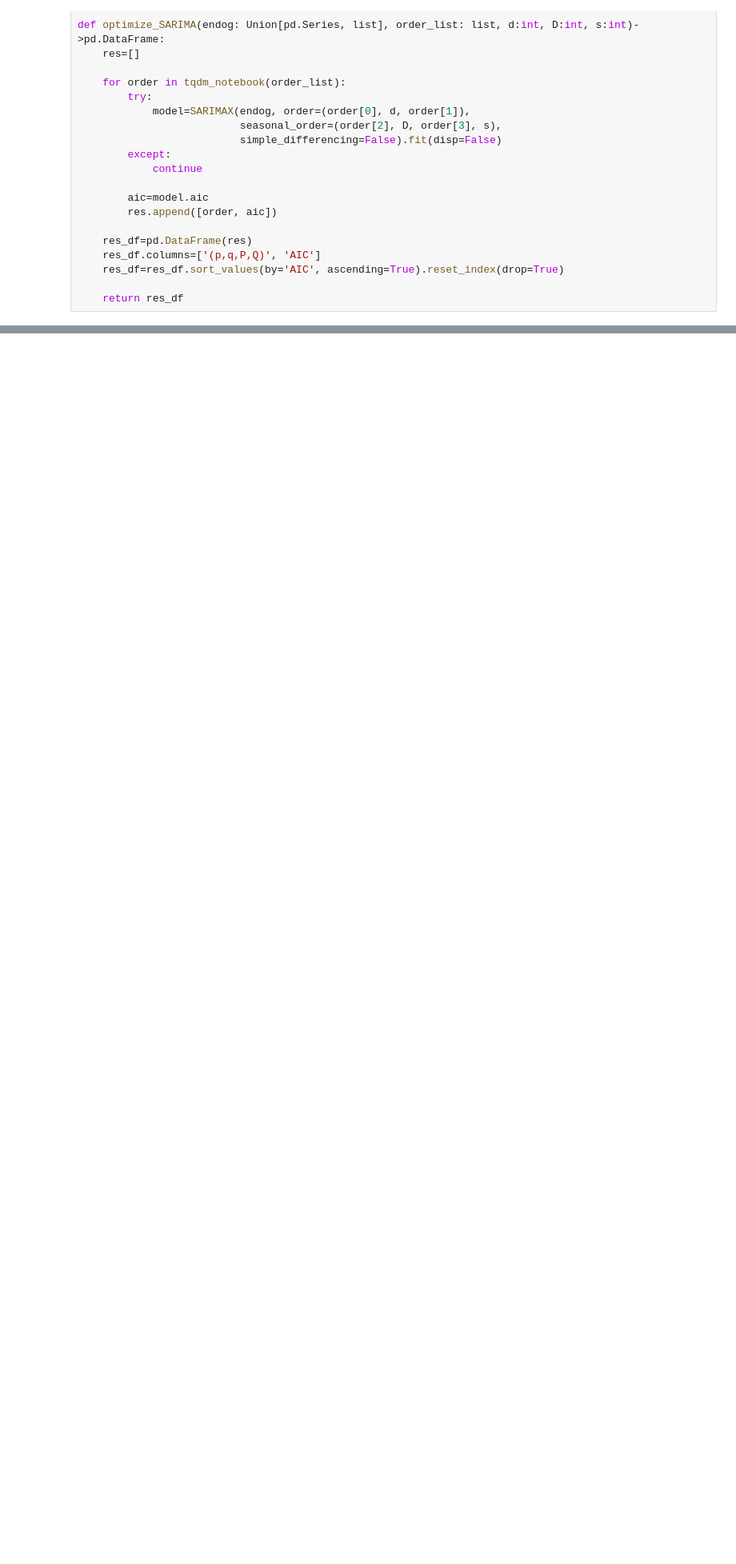
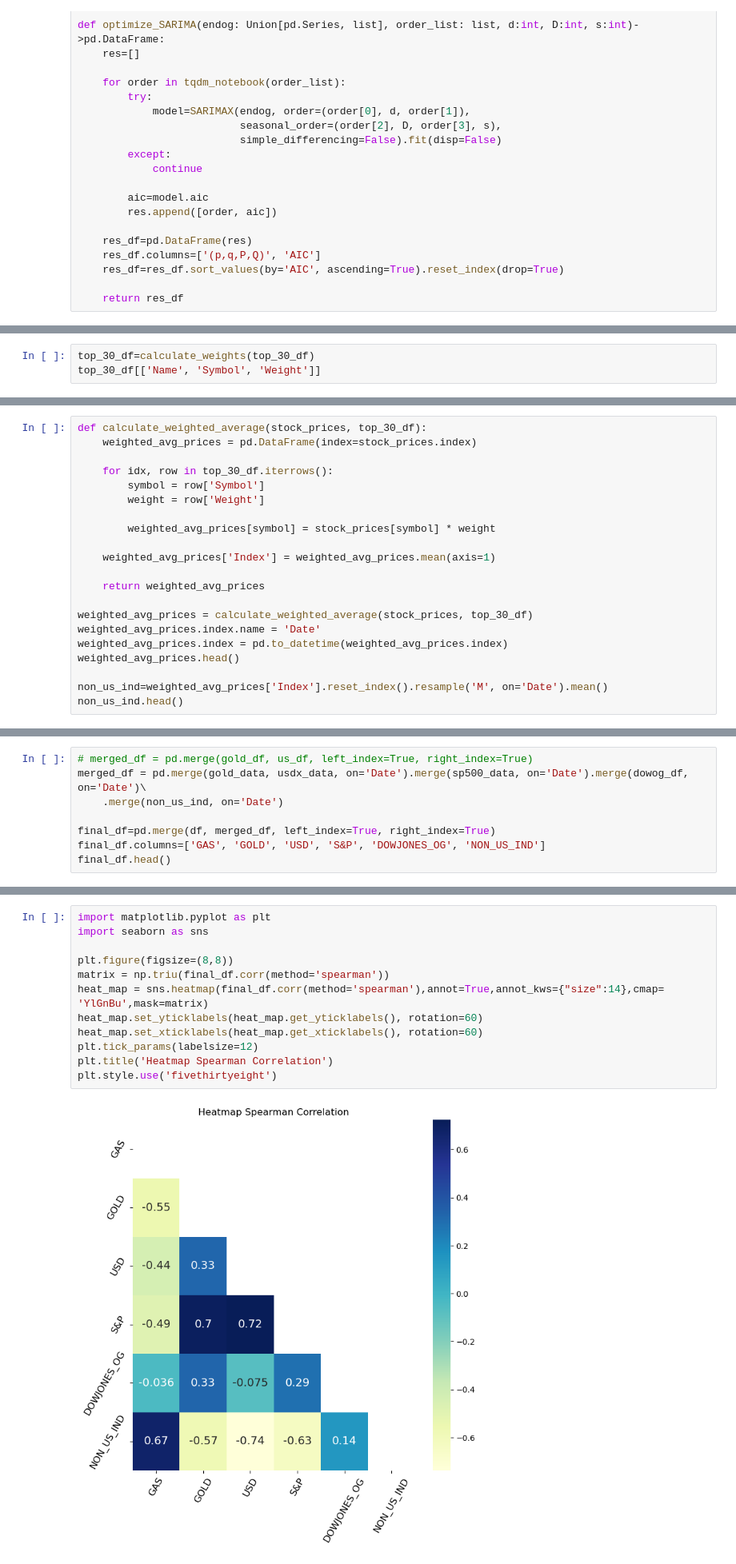
Before and after one commit to akimalikhanov/w, a Jupyter notebook: chap_2_codes_gas.ipynb, the cells around one changed output, grey strips where cells are left out. Shown at 80% size. Drawn from its saved outputs; the diff is of its cells as text; blank space fills up the shorter version.

```diff
--- a/chap_2_codes_gas.ipynb
+++ b/chap_2_codes_gas.ipynb
@@ -154,0 +639,3 @@ train.shape, test.shape
+# %%
+top_30_df=calculate_weights(top_30_df)
+top_30_df[['Name', 'Symbol', 'Weight']]
@@ -154,0 +787,21 @@ train.shape, test.shape
+# %%
+def calculate_weighted_average(stock_prices, top_30_df):
+    weighted_avg_prices = pd.DataFrame(index=stock_prices.index)
+
+    for idx, row in top_30_df.iterrows():
+        symbol = row['Symbol']
+        weight = row['Weight']
+
+        weighted_avg_prices[symbol] = stock_prices[symbol] * weight
+
+    weighted_avg_prices['Index'] = weighted_avg_prices.mean(axis=1)
+
+    return weighted_avg_prices
+
+weighted_avg_prices = calculate_weighted_average(stock_prices, top_30_df)
+weighted_avg_prices.index.name = 'Date'
+weighted_avg_prices.index = pd.to_datetime(weighted_avg_prices.index)
+weighted_avg_prices.head()
+
+non_us_ind=weighted_avg_prices['Index'].reset_index().resample('M', on='Date').mean()
+non_us_ind.head()
@@ -154,0 +818,8 @@ train.shape, test.shape
+# %%
+# merged_df = pd.merge(gold_df, us_df, left_index=True, right_index=True)
+merged_df = pd.merge(gold_data, usdx_data, on='Date').merge(sp500_data, on='Date').merge(dowog_df, on='Date')\
+    .merge(non_us_ind, on='Date')
+
+final_df=pd.merge(df, merged_df, left_index=True, right_index=True)
+final_df.columns=['GAS', 'GOLD', 'USD', 'S&P', 'DOWJONES_OG', 'NON_US_IND']
+final_df.head()
@@ -154,0 +846,14 @@ train.shape, test.shape
+# %%
+import matplotlib.pyplot as plt
+import seaborn as sns
+
+plt.figure(figsize=(8,8))
+matrix = np.triu(final_df.corr(method='spearman'))
+heat_map = sns.heatmap(final_df.corr(method='spearman'),annot=True,annot_kws={"size":14},cmap= 'YlGnBu',mask=matrix)
+heat_map.set_yticklabels(heat_map.get_yticklabels(), rotation=60)
+heat_map.set_xticklabels(heat_map.get_xticklabels(), rotation=60)
+plt.tick_params(labelsize=12)
+plt.title('Heatmap Spearman Correlation')
+plt.style.use('fivethirtyeight')
+# %% [output]
+[figure, added]
```
Also changed, not shown: parts of 84 cells of this notebook, 1 other file.
